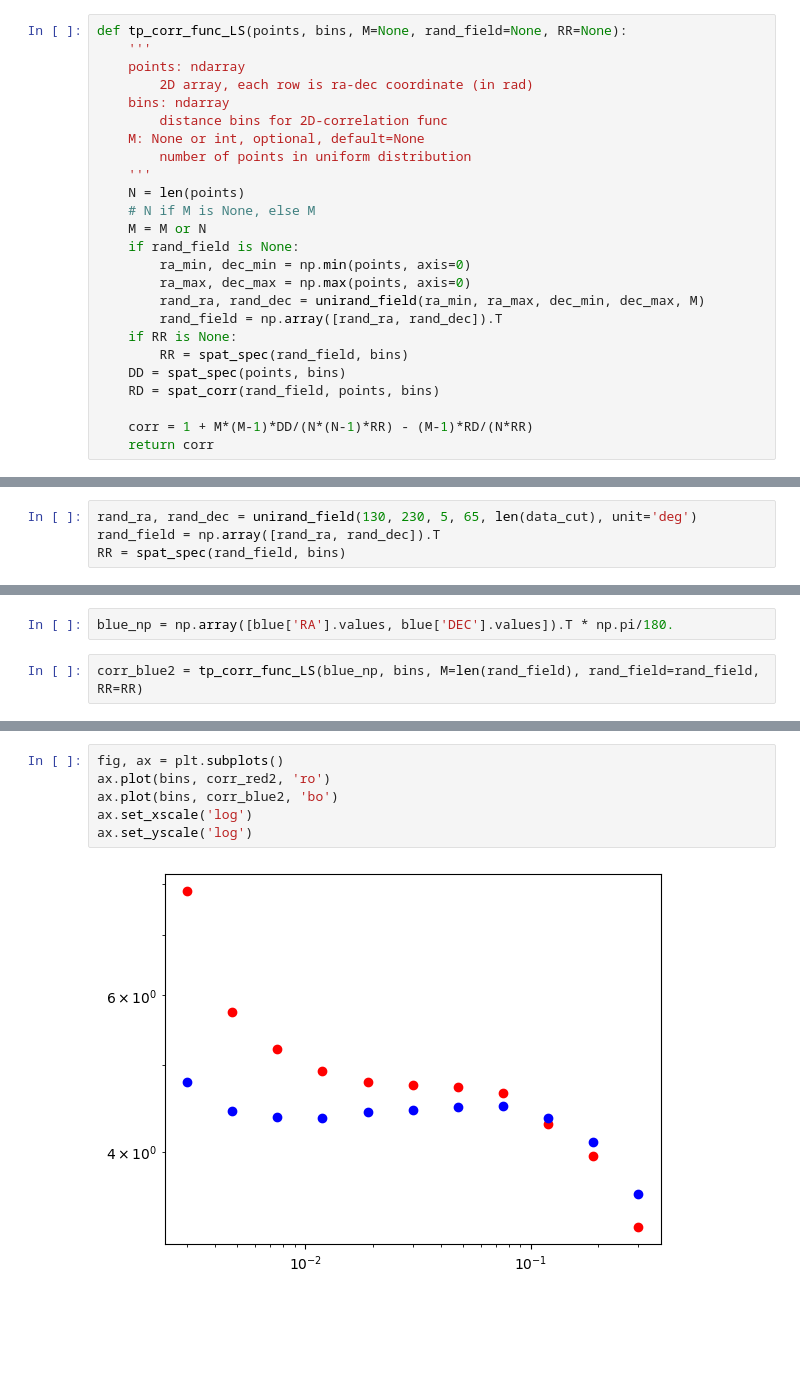
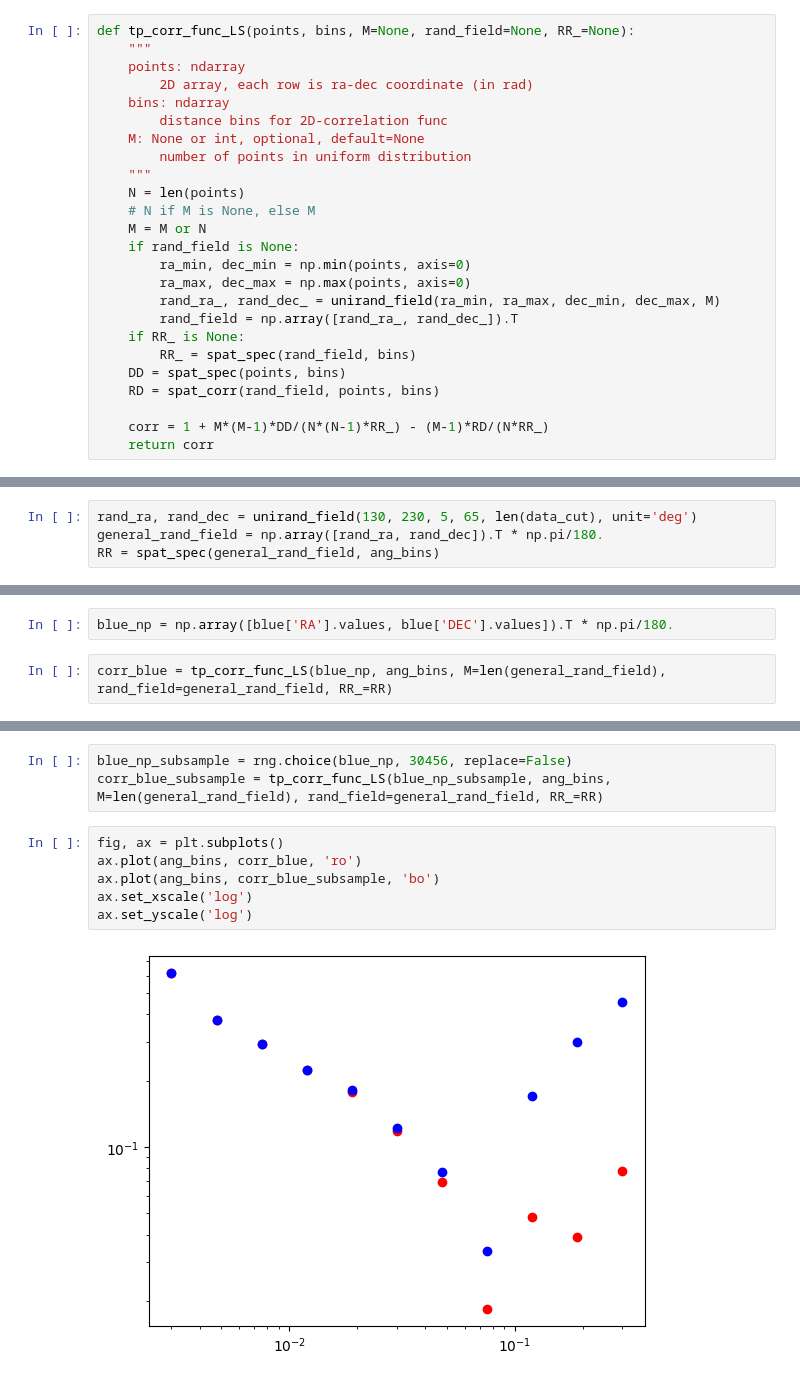
Before and after one commit to CosmicHitchhiker/ds_astro_2026s, a Jupyter notebook: ex1/ex1.ipynb, the cells around one changed output, grey strips where cells are left out. Drawn from its saved outputs; the diff is of its cells as text; blank space fills up the shorter version.

```diff
--- a/ex1/ex1.ipynb
+++ b/ex1/ex1.ipynb
@@ -318,25 +241,25 @@ spec2 = spat_spec(red_np, bins)
 # %%
-def tp_corr_func_LS(points, bins, M=None, rand_field=None, RR=None):
-    '''
+def tp_corr_func_LS(points, bins, M=None, rand_field=None, RR_=None):
+    """
     points: ndarray
         2D array, each row is ra-dec coordinate (in rad)
     bins: ndarray
         distance bins for 2D-correlation func
     M: None or int, optional, default=None
         number of points in uniform distribution
-    '''
+    """
     N = len(points)
     # N if M is None, else M
     M = M or N
     if rand_field is None:
         ra_min, dec_min = np.min(points, axis=0)
         ra_max, dec_max = np.max(points, axis=0)
-        rand_ra, rand_dec = unirand_field(ra_min, ra_max, dec_min, dec_max, M)
-        rand_field = np.array([rand_ra, rand_dec]).T
-    if RR is None:
-        RR = spat_spec(rand_field, bins)
+        rand_ra_, rand_dec_ = unirand_field(ra_min, ra_max, dec_min, dec_max, M)
+        rand_field = np.array([rand_ra_, rand_dec_]).T
+    if RR_ is None:
+        RR_ = spat_spec(rand_field, bins)
     DD = spat_spec(points, bins)
     RD = spat_corr(rand_field, points, bins)
 
-    corr = 1 + M*(M-1)*DD/(N*(N-1)*RR) - (M-1)*RD/(N*RR)
+    corr = 1 + M*(M-1)*DD/(N*(N-1)*RR_) - (M-1)*RD/(N*RR_)
     return corr
@@ -343,5 +277,5 @@ def tp_corr_func_LS(points, bins, M=None, rand_field=None, RR=None):
 # %%
 rand_ra, rand_dec = unirand_field(130, 230, 5, 65, len(data_cut), unit='deg')
-rand_field = np.array([rand_ra, rand_dec]).T
-RR = spat_spec(rand_field, bins)
+general_rand_field = np.array([rand_ra, rand_dec]).T * np.pi/180.
+RR = spat_spec(general_rand_field, ang_bins)
 # %%
@@ -349,4 +283,4 @@ corr_red2 = tp_corr_func_LS(red_np, bins, M=len(rand_field), rand_field=rand_fie
 # %%
 blue_np = np.array([blue['RA'].values, blue['DEC'].values]).T * np.pi/180.
 # %%
-corr_blue2 = tp_corr_func_LS(blue_np, bins, M=len(rand_field), rand_field=rand_field, RR=RR)
+corr_blue = tp_corr_func_LS(blue_np, ang_bins, M=len(general_rand_field), rand_field=general_rand_field, RR_=RR)
@@ -369,8 +287,11 @@ ax.set_yscale('log')
+# %%
+blue_np_subsample = rng.choice(blue_np, 30456, replace=False)
+corr_blue_subsample = tp_corr_func_LS(blue_np_subsample, ang_bins, M=len(general_rand_field), rand_field=general_rand_field, RR_=RR)
 # %%
 fig, ax = plt.subplots()
-ax.plot(bins, corr_red2, 'ro')
-ax.plot(bins, corr_blue2, 'bo')
+ax.plot(ang_bins, corr_blue, 'ro')
+ax.plot(ang_bins, corr_blue_subsample, 'bo')
 ax.set_xscale('log')
 ax.set_yscale('log')
 # %% [output]
-[figure, old version]
+[figure, new version]
```
Also changed, not shown: parts of 50 cells of this notebook.
